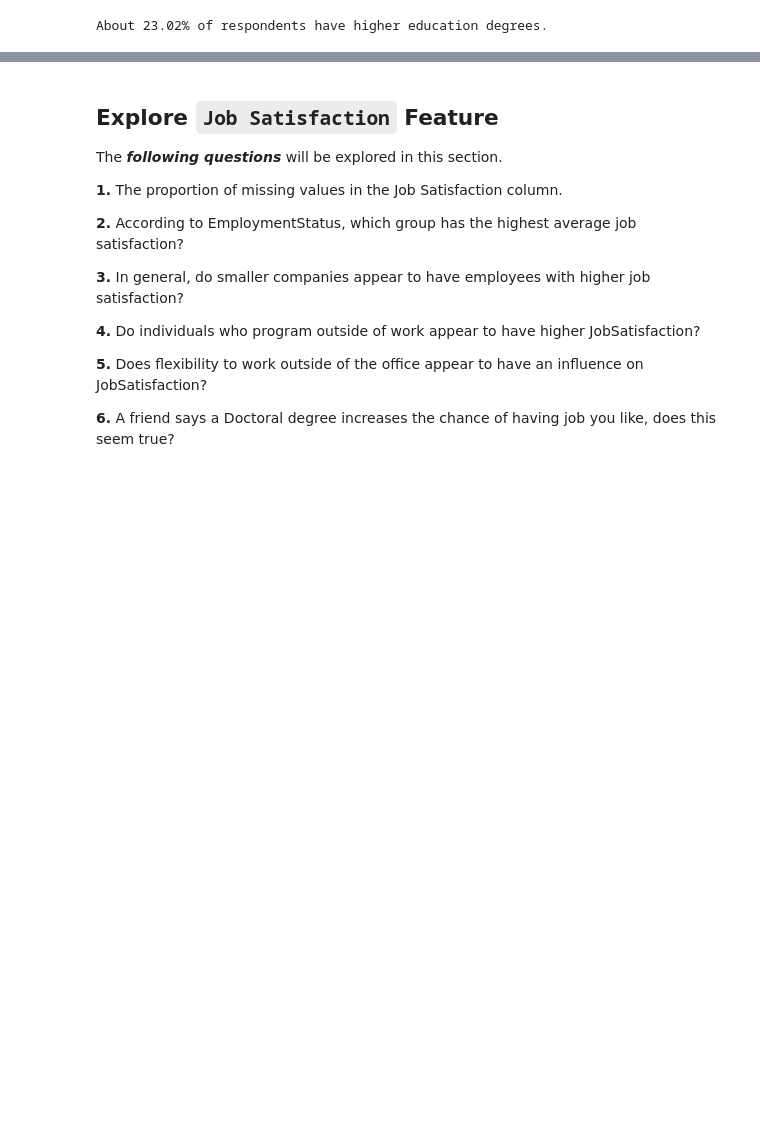
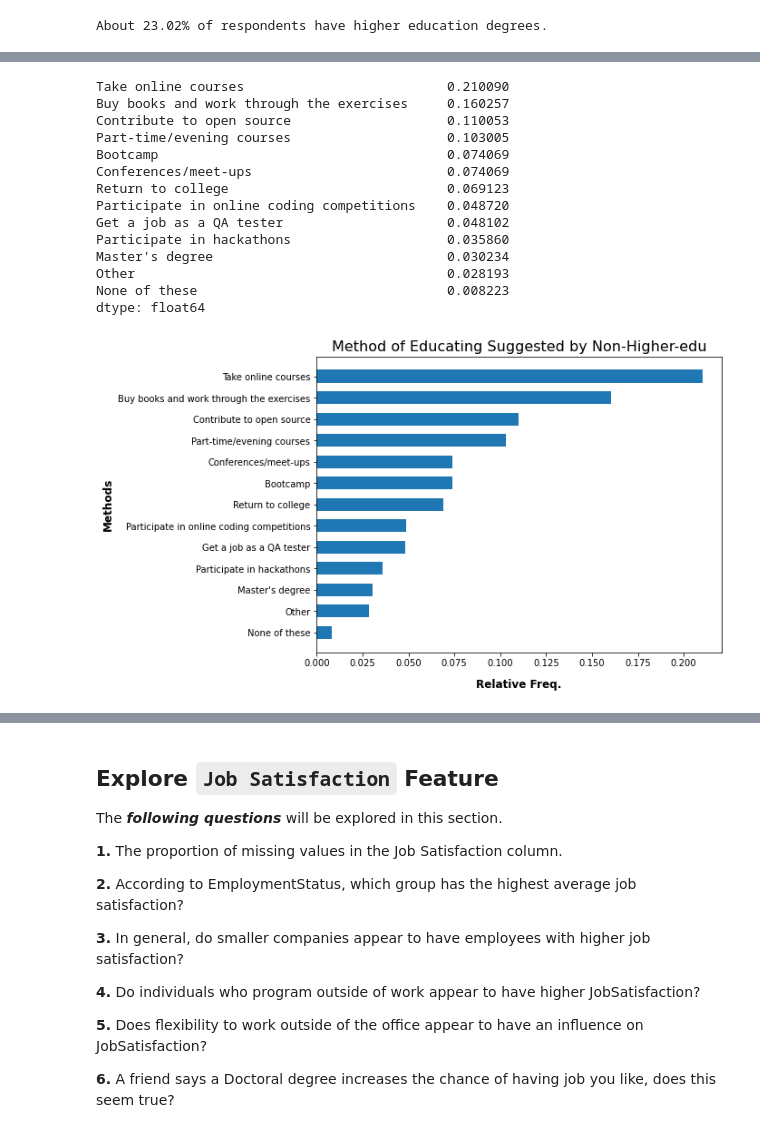
Before and after one commit to Alex-YuZ/SurveyDataAnalysis, a Jupyter notebook: SurveyDataAnalysis.ipynb, the cells around one changed output, grey strips where cells are left out. Drawn from its saved outputs; the diff is of its cells as text; code cells hidden in the pictures; blank space fills up the shorter version.

```diff
--- a/SurveyDataAnalysis.ipynb
+++ b/SurveyDataAnalysis.ipynb
@@ -469,0 +525,19 @@ df[['FormalEducation', 'higher_ed']]
+# %%
+# Check df0
+pct_by_method(df0, "Method of Educating Suggested by Non-Higher-edu", plot=True)
+# %% [output]
+Take online courses                          0.210090
+Buy books and work through the exercises     0.160257
+Contribute to open source                    0.110053
+Part-time/evening courses                    0.103005
+Bootcamp                                     0.074069
+Conferences/meet-ups                         0.074069
+Return to college                            0.069123
+Participate in online coding competitions    0.048720
+Get a job as a QA tester                     0.048102
+Participate in hackathons                    0.035860
+Master's degree                              0.030234
+Other                                        0.028193
+None of these                                0.008223
+dtype: float64
+[figure, added]
```
Also changed, not shown: parts of 15 cells of this notebook.
